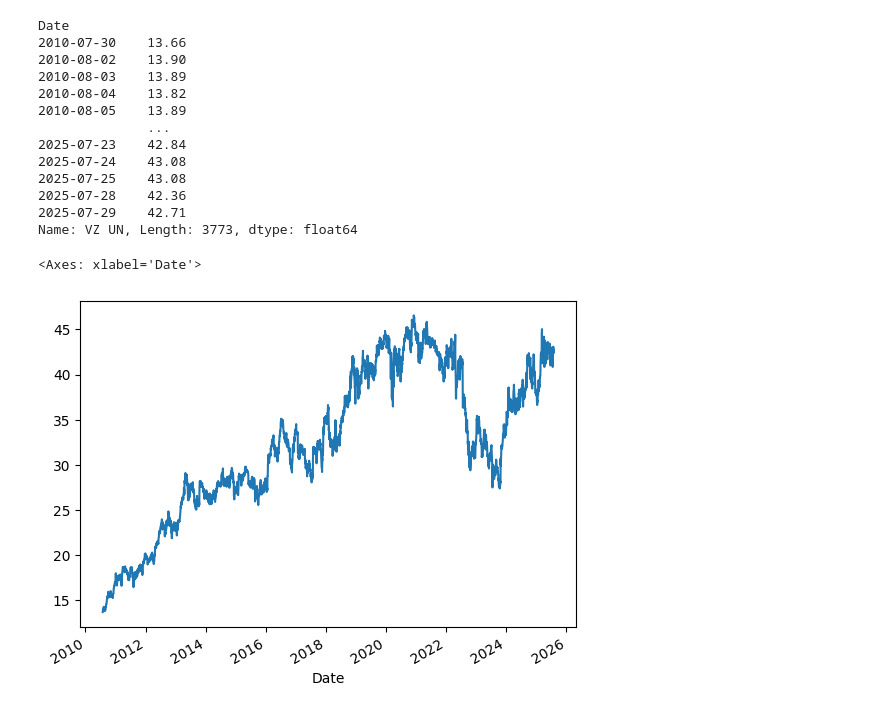
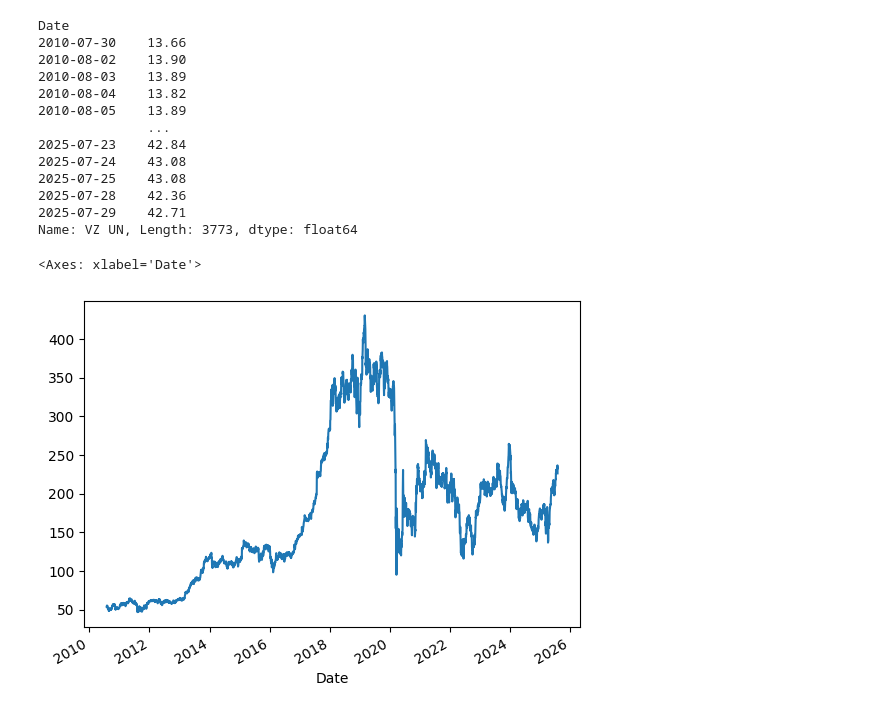
Before and after one commit to phawatboom/Capital-compass, a Jupyter notebook: Data Analysis/data_exploration.ipynb, the cells around one changed output. Saved outputs shown, nothing was run; the diff lists cells and outputs as text; code cells hidden in the pictures.

```diff
--- a/Data Analysis/data_exploration.ipynb
+++ b/Data Analysis/data_exploration.ipynb
@@ -40,8 +41,8 @@ Date
 2025-07-29    42.71
 Name: VZ UN, Length: 3773, dtype: float64
 # %%
-vz_us = df["VZ UN"]
+vz_us = df["BA UN"]
 vz_us.plot()
 # %% [output]
 <Axes: xlabel='Date'>
-[figure, old version]
+[figure, new version]
```
Also changed, not shown: parts of 24 cells of this notebook.
